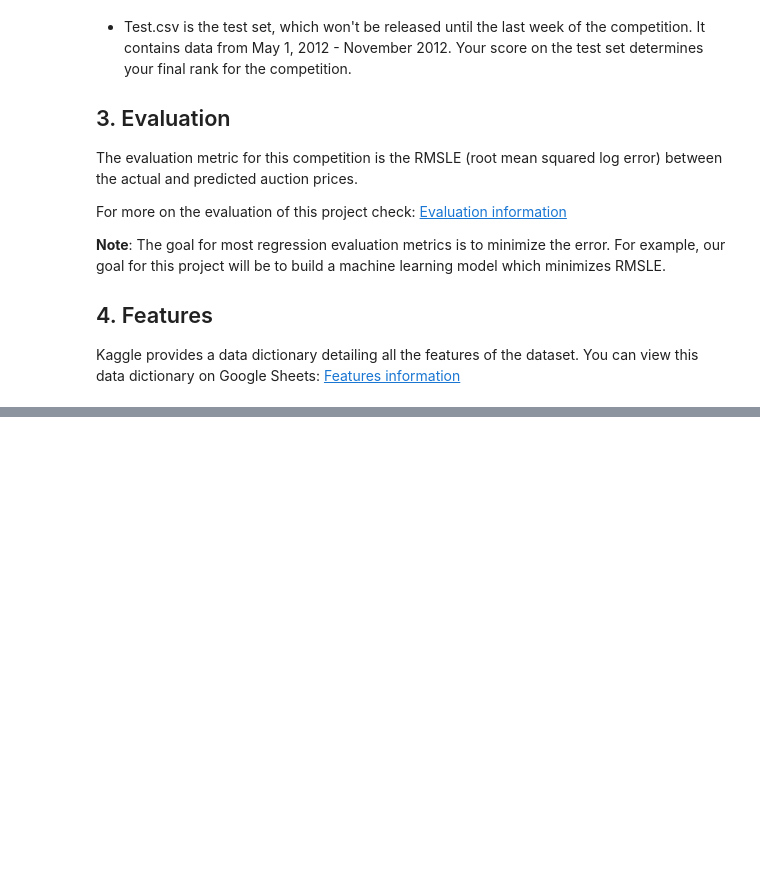
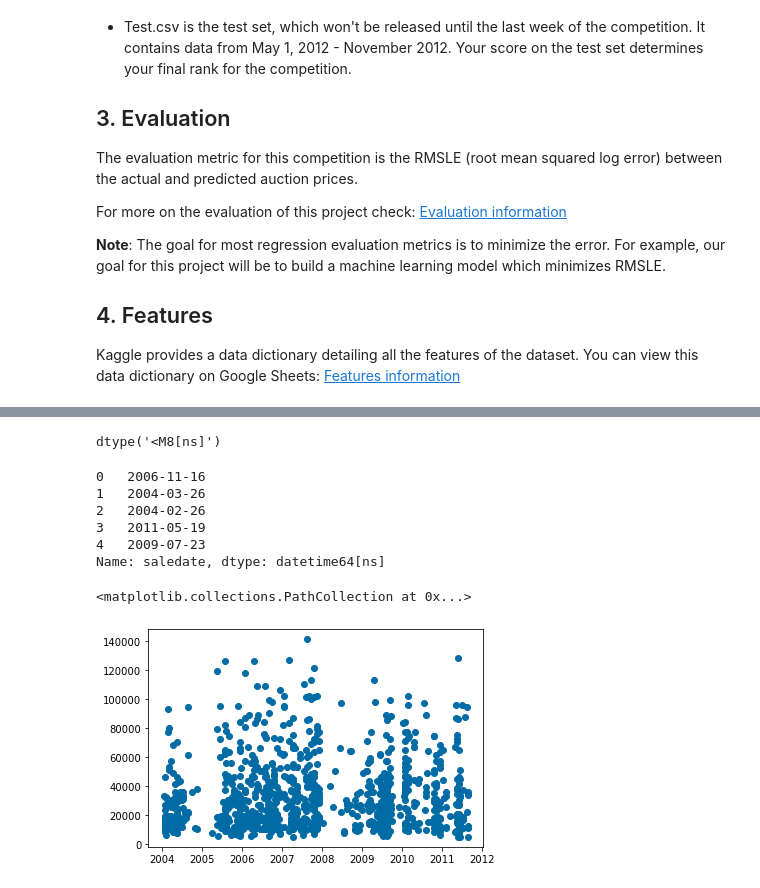
Before and after one commit to KyrylR/supervised-learning-regression, a Jupyter notebook: end-to-end-bulldozer-price-regression.ipynb, the cells around one changed output, grey strips where cells are left out. Drawn from its saved outputs; the diff is of its cells as text; code cells hidden in the pictures; blank space fills up the shorter version.

```diff
--- a/end-to-end-bulldozer-price-regression.ipynb
+++ b/end-to-end-bulldozer-price-regression.ipynb
@@ -50,0 +120,22 @@ plt.style.use('tableau-colorblind10')
+# %%
+# Import data again with parsed dates
+df = pd.read_csv("data/TrainAndValid.csv", low_memory=False, parse_dates=["saledate"])
+# %%
+df.saledate.dtype
+# %% [output]
+dtype('<M8[ns]')
+# %%
+df.saledate.head()
+# %% [output]
+0   2006-11-16
+1   2004-03-26
+2   2004-02-26
+3   2011-05-19
+4   2009-07-23
+Name: saledate, dtype: datetime64[ns]
+# %%
+fig, ax = plt.subplots()
+ax.scatter(df["saledate"][:1000], df["SalePrice"][:1000])
+# %% [output]
+<matplotlib.collections.PathCollection at 0x...>
+[figure, added]
```
Also changed, not shown: parts of 6 cells of this notebook.
